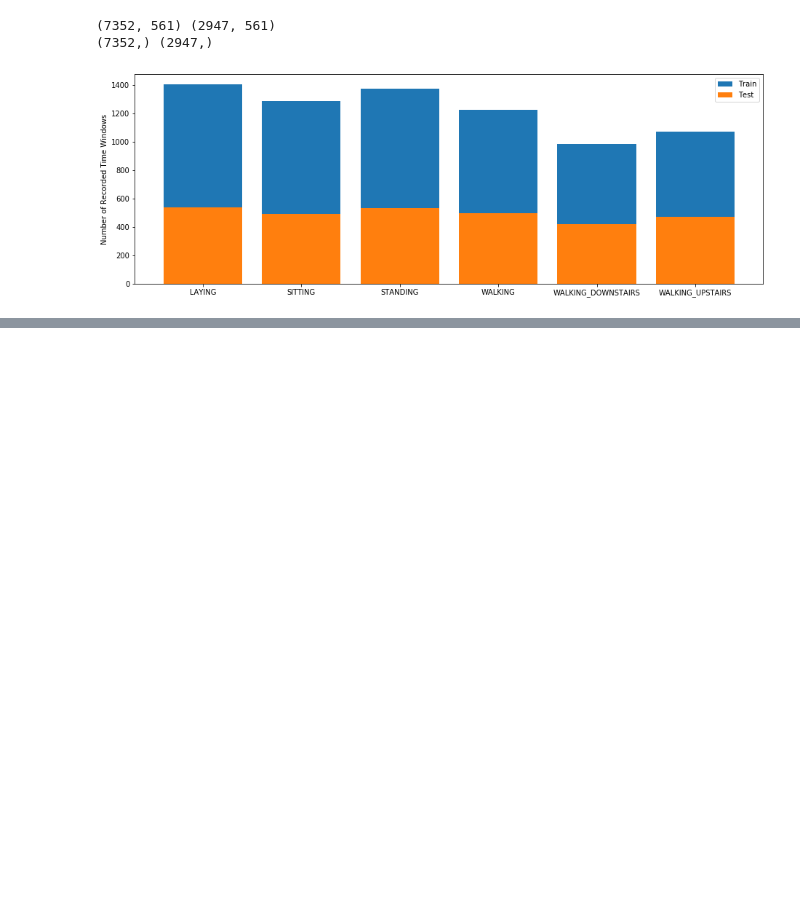
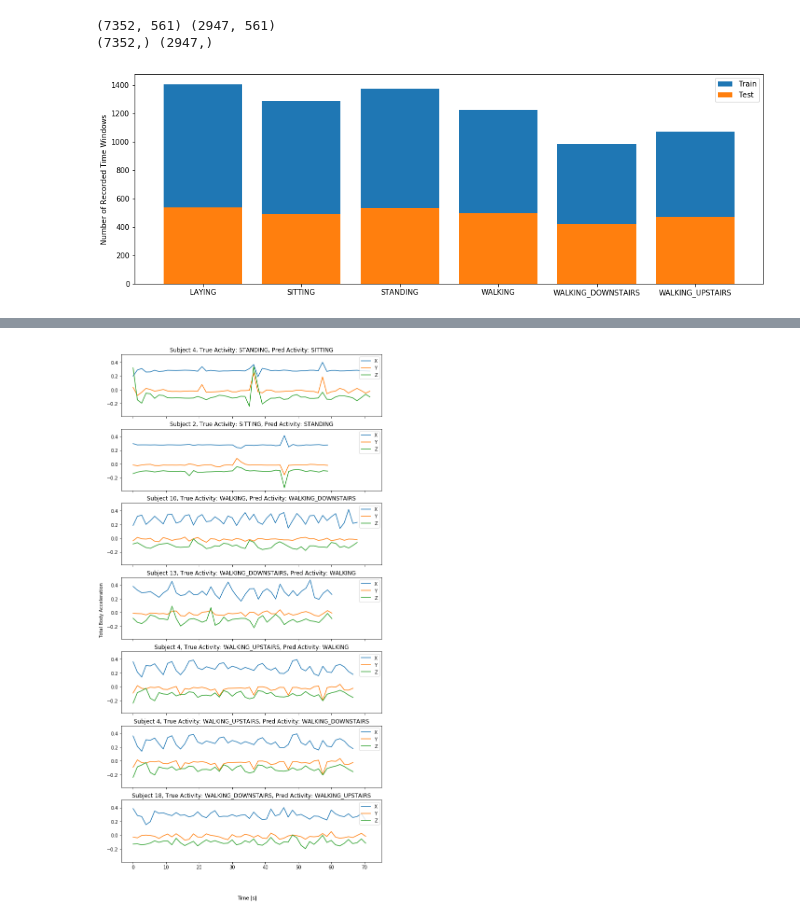
Before and after one commit to s-weisenberg/Data-Science-Projects, a Jupyter notebook: Capstone_Project_2/notebooks/Machine_Learning.ipynb, the cells around one changed output, grey strips where cells are left out. Cells and saved outputs as stored; diff of their text form; code cells hidden in the pictures; blank space fills up the shorter version.

```diff
--- a/Capstone_Project_2/notebooks/Machine_Learning.ipynb
+++ b/Capstone_Project_2/notebooks/Machine_Learning.ipynb
@@ -163,0 +429,17 @@ To better understand the limitations of the RNN model, it is helpful to visualiz
+# %%
+# Create subplots for 1 example of each mismatched class in the test set
+fig, axs = plt.subplots(nrows=7, sharex=True, sharey=True,figsize=(10, 20))
+fig.text(0.5, 0.07, 'Time [s]', ha='center')
+fig.text(0.06, 0.5, 'Total Body Acceleration', va='center', rotation='vertical')
+
+plot_acceleration(axs[0], test_data_df, test_data_df.subject[idx5], y_test[idx5], y_test_pred[idx5])
+plot_acceleration(axs[1], test_data_df, test_data_df.subject[idx6], y_test[idx6], y_test_pred[idx6])
+plot_acceleration(axs[2], test_data_df, test_data_df.subject[idx7], y_test[idx7], y_test_pred[idx7])
+plot_acceleration(axs[3], test_data_df, test_data_df.subject[idx8], y_test[idx8], y_test_pred[idx8])
+plot_acceleration(axs[4], test_data_df, test_data_df.subject[idx9], y_test[idx9], y_test_pred[idx9])
+plot_acceleration(axs[5], test_data_df, test_data_df.subject[idx10], y_test[idx10], y_test_pred[idx10])
+plot_acceleration(axs[6], test_data_df, test_data_df.subject[idx11], y_test[idx11], y_test_pred[idx11])
+
+plt.show()
+# %% [output]
+[figure, added]
```
Also changed, not shown: parts of 20 cells of this notebook, 1 other file.
